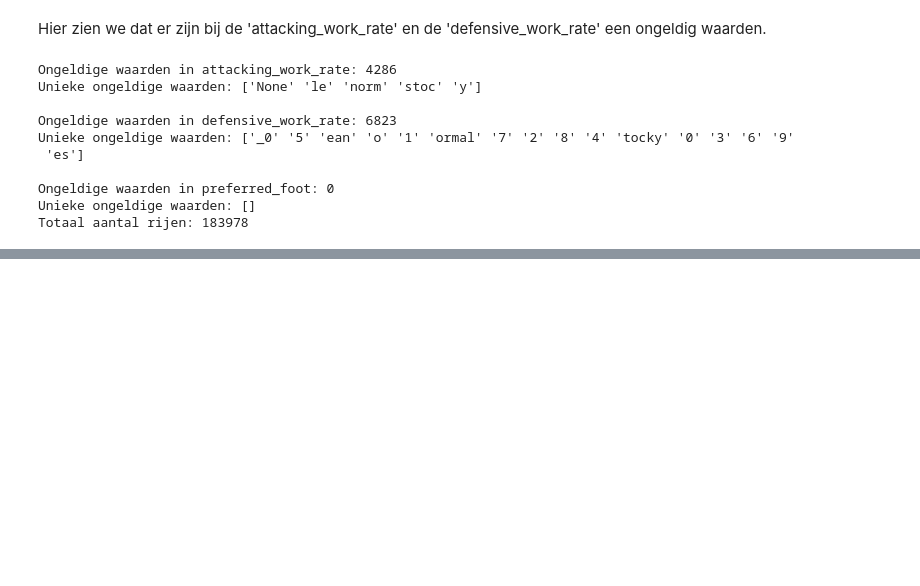
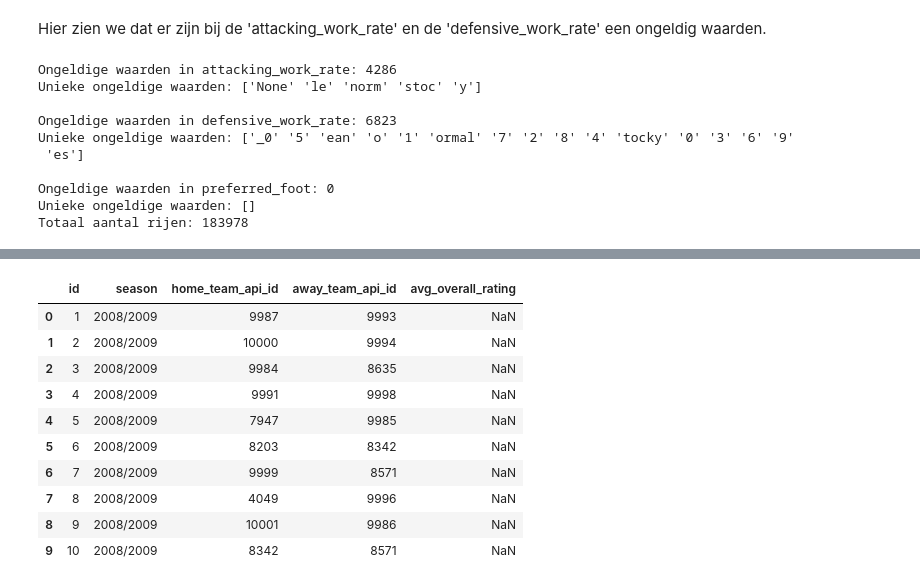
Before and after one commit to EchoinSilences/Datalab2, a Jupyter notebook: Report.ipynb, the cells around one changed output, grey strips where cells are left out. Cells and saved outputs as stored; diff of their text form; code cells hidden in the pictures; blank space fills up the shorter version.

```diff
--- a/Report.ipynb
+++ b/Report.ipynb
@@ -1179,0 +1203,59 @@ Totaal aantal rijen: 183978
+# %%
+def get_overall_rating(player_id):
+    """
+    Description:
+        Zoekt de gemiddelde overall_rating op voor een speler op basis van player_api_id.
+
+    Args:
+        player_id: De API ID van de speler.
+
+    Returns:
+        Float met de gemiddelde overall_rating, of NaN als de speler niet gevonden wordt.
+    """
+    if pd.isna(player_id):
+        return np.nan
+
+    speler = numeriek_avg[numeriek_avg['player_api_id'] == player_id]
+
+    return speler['overall_rating'].values[0] if not speler.empty else np.nan
+
+
+def bereken_gemiddelde_rating(row):
+    """
+    Description:
+        Berekent de gemiddelde overall_rating van alle spelers in één wedstrijd,
+        zowel de thuisploeg als de uitploeg.
+
+    Args:
+        row: Een rij uit het matches dataframe.
+
+    Returns:
+        Float met de gemiddelde overall_rating van alle spelers in de wedstrijd,
+        of NaN als er geen geldige ratings gevonden worden.
+    """
+    speler_kolommen = [f'home_player_{i}' for i in range(1, 12)] + \
+                      [f'away_player_{i}' for i in range(1, 12)]
+
+    ratings = [get_overall_rating(row[col]) for col in speler_kolommen if col in row.index]
+
+    geldige_ratings = [r for r in ratings if not pd.isna(r)]
+
+    return round(np.mean(geldige_ratings), 2) if geldige_ratings else np.nan
+
+
+# Voeg de gemiddelde overall_rating toe als nieuwe kolom aan het matches dataframe
+matches['avg_overall_rating'] = matches.apply(bereken_gemiddelde_rating, axis=1)
+
+display(matches[['id', 'season', 'home_team_api_id', 'away_team_api_id', 'avg_overall_rating']].head(10))
+# %% [output]
+|  | id | season | home_team_api_id | away_team_api_id | avg_overall_rating |
+| 0 | 1 | 2008/2009 | 9987 | 9993 | NaN |
+| 1 | 2 | 2008/2009 | 10000 | 9994 | NaN |
+| 2 | 3 | 2008/2009 | 9984 | 8635 | NaN |
+| 3 | 4 | 2008/2009 | 9991 | 9998 | NaN |
+| 4 | 5 | 2008/2009 | 7947 | 9985 | NaN |
+| 5 | 6 | 2008/2009 | 8203 | 8342 | NaN |
+| 6 | 7 | 2008/2009 | 9999 | 8571 | NaN |
+| 7 | 8 | 2008/2009 | 4049 | 9996 | NaN |
+| 8 | 9 | 2008/2009 | 10001 | 9986 | NaN |
+| 9 | 10 | 2008/2009 | 8342 | 8571 | NaN |
```
Also changed, not shown: parts of 2 cells of this notebook.
